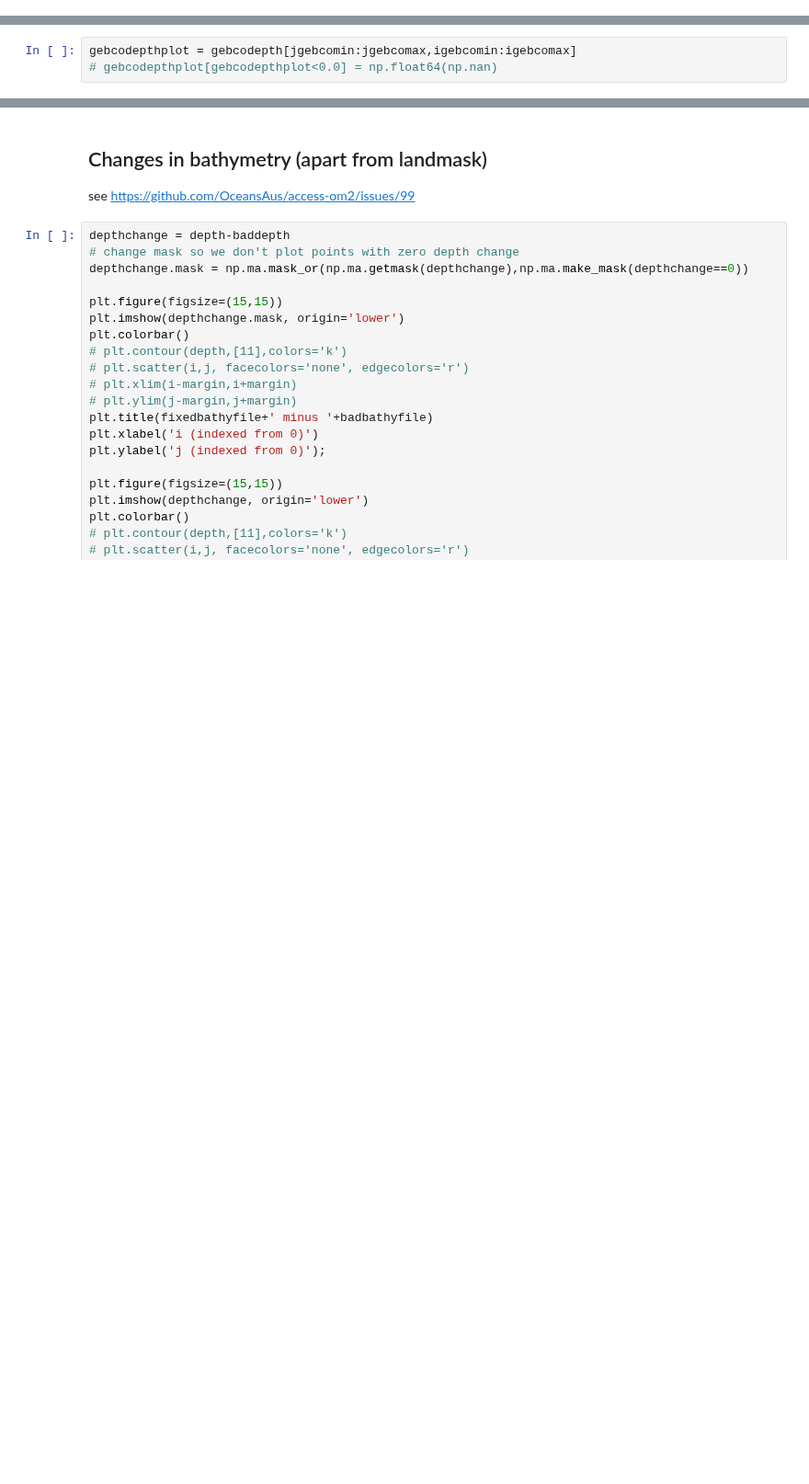
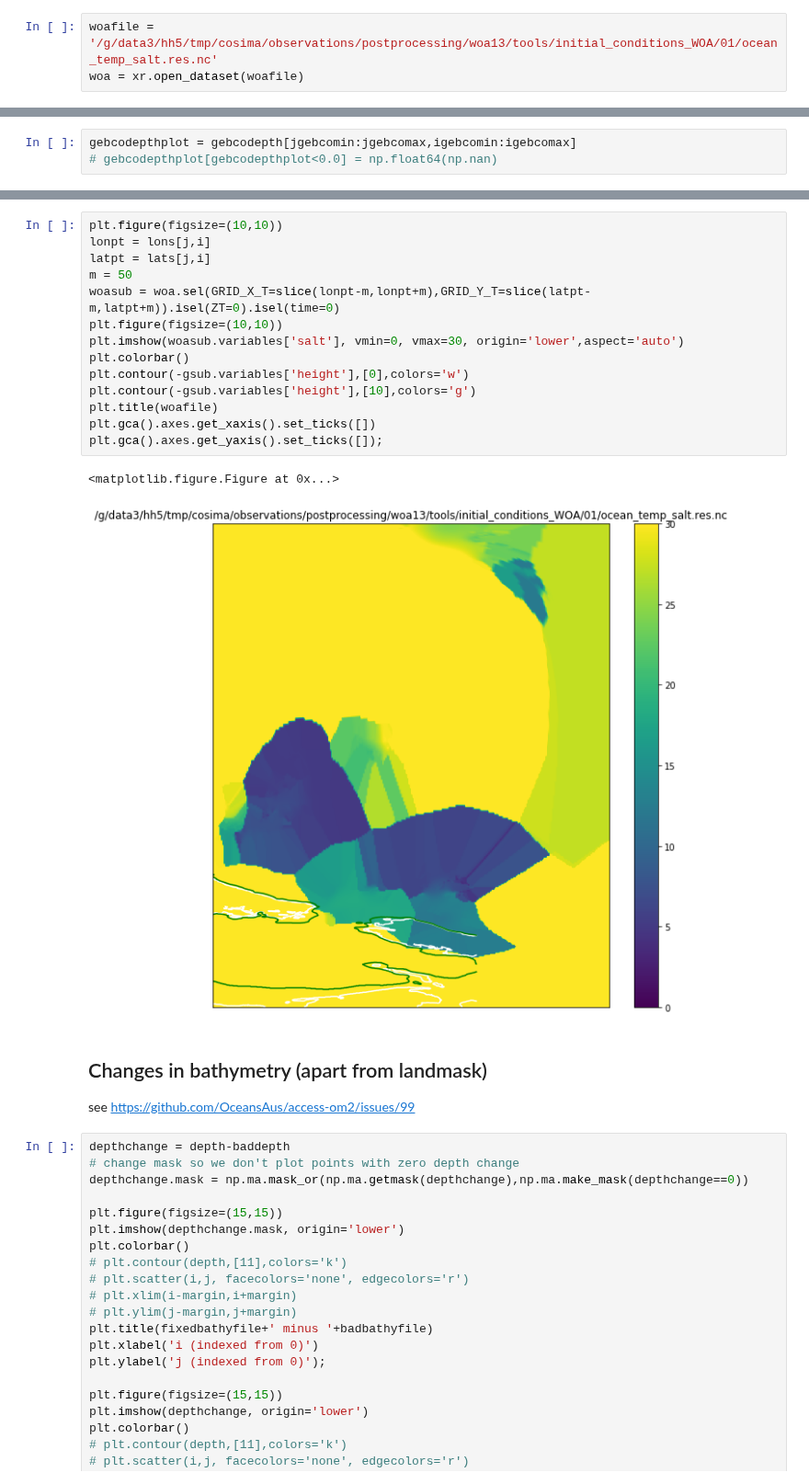
Before and after one commit to aekiss/notebooks, a Jupyter notebook: bathymetry-closeup.ipynb, the cells around one changed output, grey strips where cells are left out. Shown at 92% size. Cells and saved outputs as stored; diff of their text form; blank space fills up the shorter version.

```diff
--- a/bathymetry-closeup.ipynb
+++ b/bathymetry-closeup.ipynb
@@ -35,0 +41,3 @@ gebcolon = gebcodata.variables['lon'][:]
+# %%
+woafile = '/g/data3/hh5/tmp/cosima/observations/postprocessing/woa13/tools/initial_conditions_WOA/01/ocean_temp_salt.res.nc'
+woa = xr.open_dataset(woafile)
@@ -207,3 +260,20 @@ plt.gca().axes.get_yaxis().set_ticks([]);
+# %%
+plt.figure(figsize=(10,10))
+lonpt = lons[j,i]
+latpt = lats[j,i]
+m = 50
+woasub = woa.sel(GRID_X_T=slice(lonpt-m,lonpt+m),GRID_Y_T=slice(latpt-m,latpt+m)).isel(ZT=0).isel(time=0)
+plt.figure(figsize=(10,10))
+plt.imshow(woasub.variables['salt'], vmin=0, vmax=30, origin='lower',aspect='auto')
+plt.colorbar()
+plt.contour(-gsub.variables['height'],[0],colors='w')
+plt.contour(-gsub.variables['height'],[10],colors='g')
+plt.title(woafile)
+plt.gca().axes.get_xaxis().set_ticks([])
+plt.gca().axes.get_yaxis().set_ticks([]);
+# %% [output]
+<matplotlib.figure.Figure at 0x...>
+[figure, added]
 # %% [markdown]
 ## Changes in bathymetry (apart from landmask)
 see https://github.com/OceansAus/access-om2/issues/99
```
Also changed, not shown: parts of 10 cells of this notebook, 2 other files.
